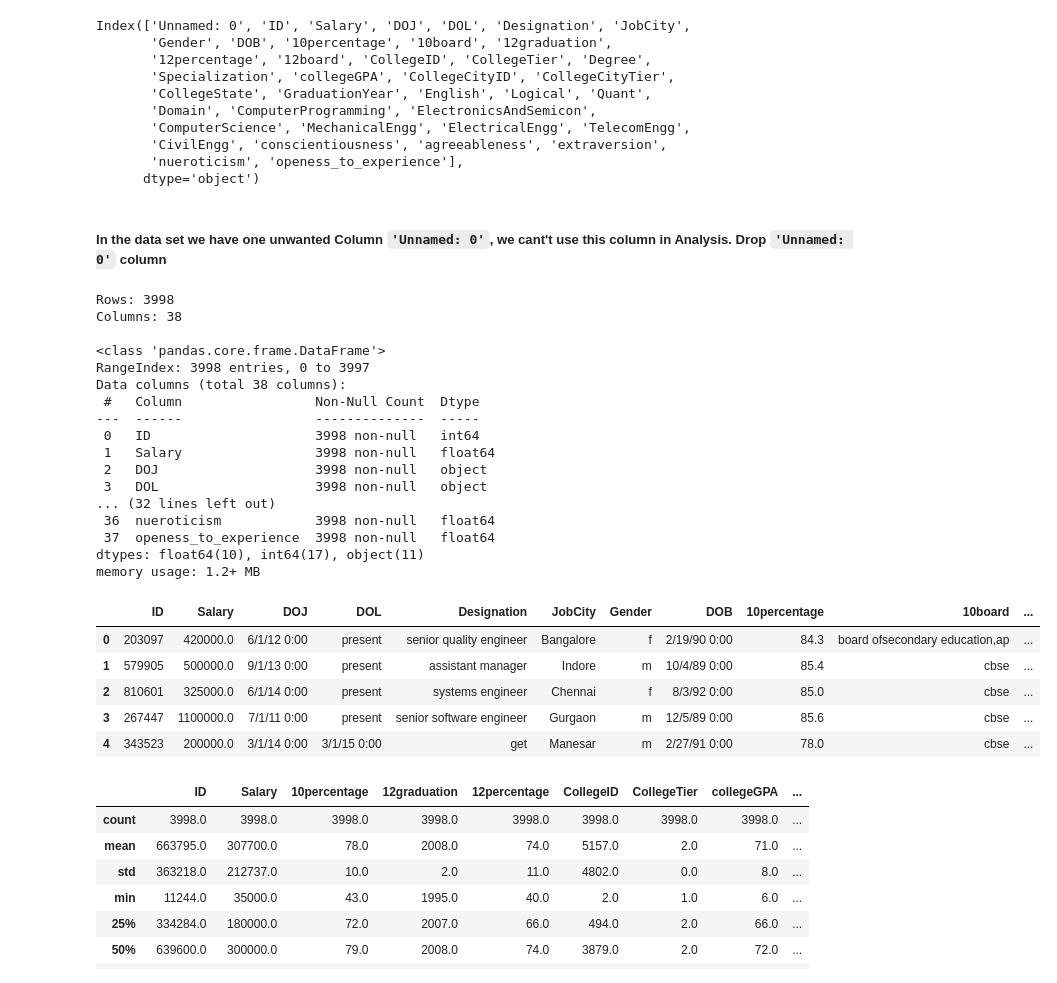
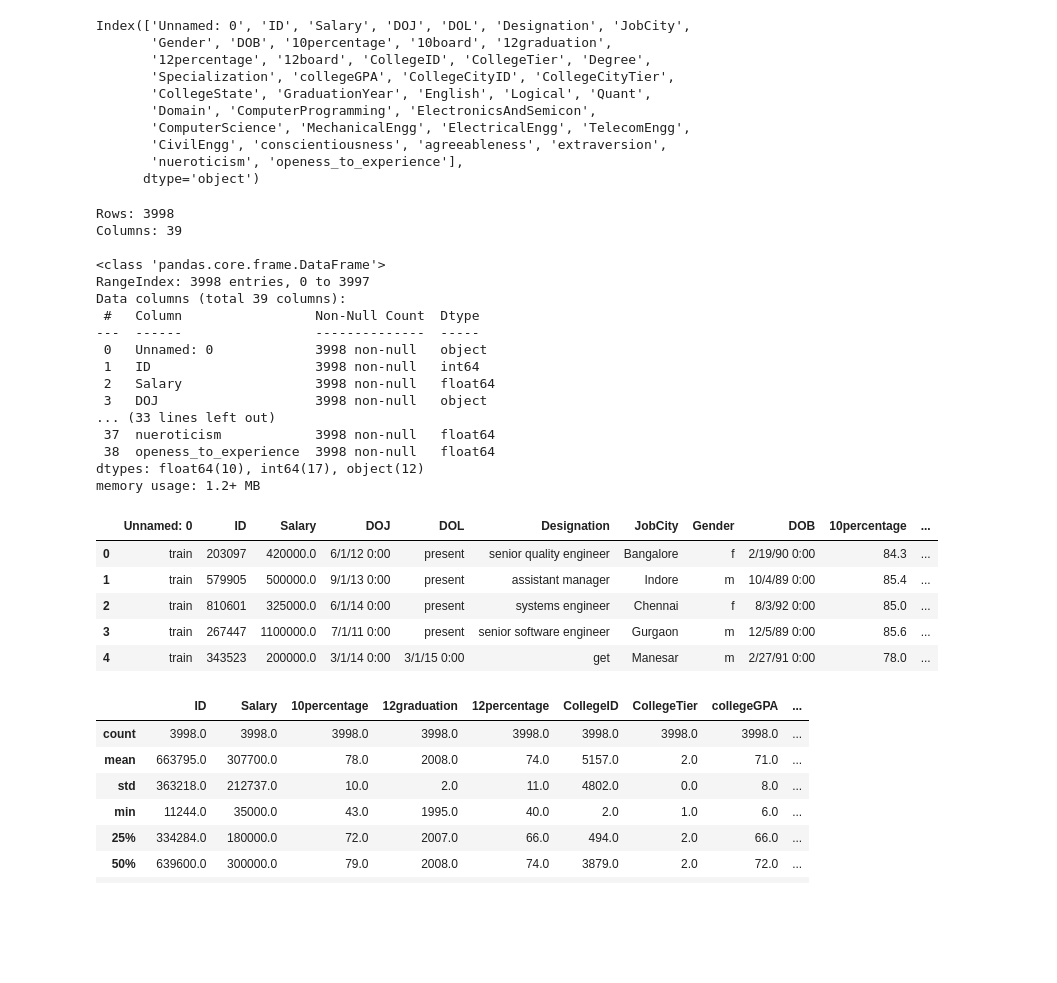
Before and after one commit to vinay-03x/intership, a Jupyter notebook: AMCAT/AMCAT_EDA.ipynb, the cells around one changed output. Drawn from its saved outputs; the diff is of its cells as text; code cells hidden in the pictures; blank space fills up the shorter version.

```diff
--- a/AMCAT/AMCAT_EDA.ipynb
+++ b/AMCAT/AMCAT_EDA.ipynb
@@ -36,5 +28,3 @@ Index(['Unnamed: 0', 'ID', 'Salary', 'DOJ', 'DOL', 'Designation', 'JobCity',
        'CivilEngg', 'conscientiousness', 'agreeableness', 'extraversion',
        'nueroticism', 'openess_to_experience'],
       dtype='object')
-# %% [markdown]
-##### In the data set we have one unwanted Column `'Unnamed: 0'`, we cant't use this column in Analysis. Drop `'Unnamed: 0'` column
@@ -43,31 +31,31 @@ data = df.iloc[:, 1:]
 # %%
-print(f'Rows: {data.shape[0]} \nColumns: {data.shape[1]}\n')
-data.info()
+print(f'Rows: {df.shape[0]} \nColumns: {df.shape[1]}\n')
+df.info()
 # %% [output]
 Rows: 3998
-Columns: 38
+Columns: 39
 
 <class 'pandas.core.frame.DataFrame'>
 RangeIndex: 3998 entries, 0 to 3997
-Data columns (total 38 columns):
+Data columns (total 39 columns):
  #   Column                 Non-Null Count  Dtype
 ---  ------                 --------------  -----
- 0   ID                     3998 non-null   int64
- 1   Salary                 3998 non-null   float64
- 2   DOJ                    3998 non-null   object
- 3   DOL                    3998 non-null   object
-... (32 lines left out)
- 36  nueroticism            3998 non-null   float64
- 37  openess_to_experience  3998 non-null   float64
-dtypes: float64(10), int64(17), object(11)
+ 0   Unnamed: 0             3998 non-null   object
+ 1   ID                     3998 non-null   int64
+ 2   Salary                 3998 non-null   float64
+ 3   DOJ                    3998 non-null   object
+... (33 lines left out)
+ 37  nueroticism            3998 non-null   float64
+ 38  openess_to_experience  3998 non-null   float64
+dtypes: float64(10), int64(17), object(12)
 memory usage: 1.2+ MB
 # %%
-data.head()
+df.head()
 # %% [output]
-|  | ID | Salary | DOJ | DOL | Designation | JobCity | Gender | DOB | 10percentage | 10board | ... |
-| 0 | 203097 | 420000.0 | 6/1/12 0:00 | present | senior quality engineer | Bangalore | f | 2/19/90 0:00 | 84.3 | board ofsecondary education,ap | ... |
-| 1 | 579905 | 500000.0 | 9/1/13 0:00 | present | assistant manager | Indore | m | 10/4/89 0:00 | 85.4 | cbse | ... |
-| 2 | 810601 | 325000.0 | 6/1/14 0:00 | present | systems engineer | Chennai | f | 8/3/92 0:00 | 85.0 | cbse | ... |
-| 3 | 267447 | 1100000.0 | 7/1/11 0:00 | present | senior software engineer | Gurgaon | m | 12/5/89 0:00 | 85.6 | cbse | ... |
-| 4 | 343523 | 200000.0 | 3/1/14 0:00 | 3/1/15 0:00 | get | Manesar | m | 2/27/91 0:00 | 78.0 | cbse | ... |
+|  | Unnamed: 0 | ID | Salary | DOJ | DOL | Designation | JobCity | Gender | DOB | 10percentage | ... |
+| 0 | train | 203097 | 420000.0 | 6/1/12 0:00 | present | senior quality engineer | Bangalore | f | 2/19/90 0:00 | 84.3 | ... |
+| 1 | train | 579905 | 500000.0 | 9/1/13 0:00 | present | assistant manager | Indore | m | 10/4/89 0:00 | 85.4 | ... |
+| 2 | train | 810601 | 325000.0 | 6/1/14 0:00 | present | systems engineer | Chennai | f | 8/3/92 0:00 | 85.0 | ... |
+| 3 | train | 267447 | 1100000.0 | 7/1/11 0:00 | present | senior software engineer | Gurgaon | m | 12/5/89 0:00 | 85.6 | ... |
+| 4 | train | 343523 | 200000.0 | 3/1/14 0:00 | 3/1/15 0:00 | get | Manesar | m | 2/27/91 0:00 | 78.0 | ... |
 # %%
```
Also changed, not shown: parts of 53 cells of this notebook.
